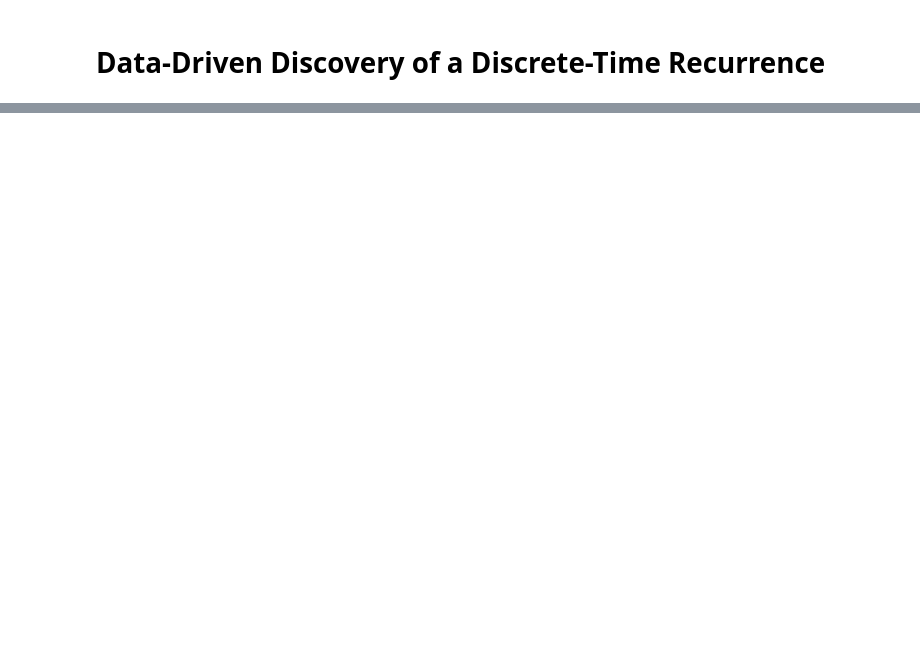
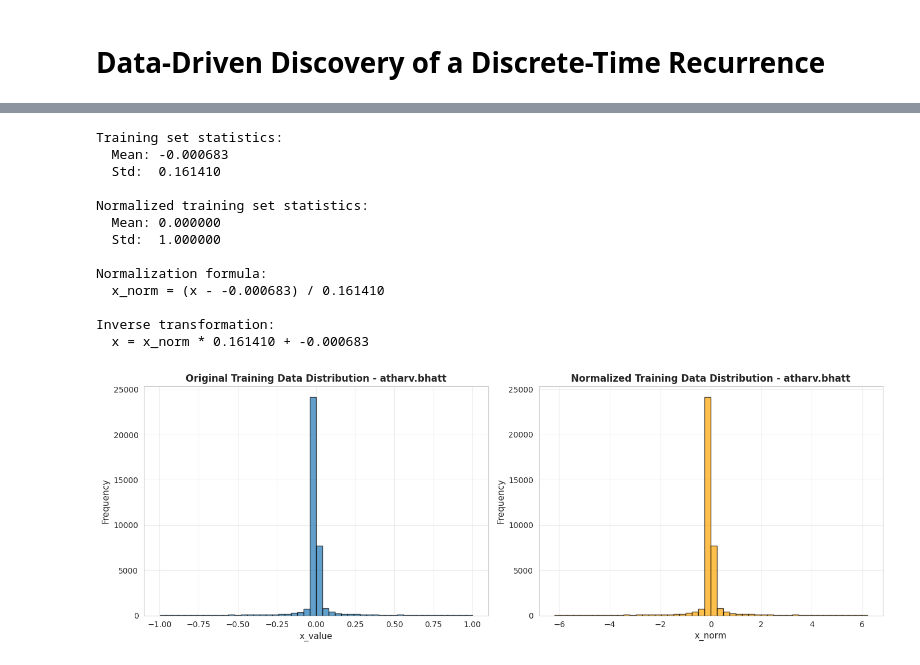
Before and after one commit to atharvv04/Practical-Statistical-AI-and-Deep-Learning, a Jupyter notebook: Code/2.ipynb, the cells around one changed output, grey strips where cells are left out. Drawn from its saved outputs; the diff is of its cells as text; code cells hidden in the pictures; blank space fills up the shorter version.

```diff
--- a/Code/2.ipynb
+++ b/Code/2.ipynb
@@ -625,0 +200,66 @@ results_df.sort_values("val_mse").head(10)
+# %%
+# Cell 5: Normalization
+# Compute statistics from training set only
+train_mean = np.mean(train_data)
+train_std = np.std(train_data)
+
+print(f"Training set statistics:")
+print(f"  Mean: {train_mean:.6f}")
+print(f"  Std:  {train_std:.6f}")
+
+# Normalization function
+def normalize(data, mean, std):
+    """Apply z-score normalization"""
+    return (data - mean) / std
+
+# Inverse normalization function
+def denormalize(data_norm, mean, std):
+    """Inverse z-score normalization"""
+    return data_norm * std + mean
+
+# Apply normalization
+train_data_norm = normalize(train_data, train_mean, train_std)
+val_data_norm = normalize(val_data, train_mean, train_std)
+test_data_norm = normalize(test_data, train_mean, train_std)
+
+print(f"\nNormalized training set statistics:")
+print(f"  Mean: {np.mean(train_data_norm):.6f}")
+print(f"  Std:  {np.std(train_data_norm):.6f}")
+
+print(f"\nNormalization formula:")
+print(f"  x_norm = (x - {train_mean:.6f}) / {train_std:.6f}")
+print(f"\nInverse transformation:")
+print(f"  x = x_norm * {train_std:.6f} + {train_mean:.6f}")
+
+# Visualize normalization effect
+fig, axes = plt.subplots(1, 2, figsize=(14, 5))
+
+axes[0].hist(train_data, bins=50, alpha=0.7, edgecolor='black')
+axes[0].set_title(f'Original Training Data Distribution - {USERNAME}', fontsize=12, fontweight='bold')
+axes[0].set_xlabel('x_value', fontsize=11)
+axes[0].set_ylabel('Frequency', fontsize=11)
+axes[0].grid(True, alpha=0.3)
+
+axes[1].hist(train_data_norm, bins=50, alpha=0.7, edgecolor='black', color='orange')
+axes[1].set_title(f'Normalized Training Data Distribution - {USERNAME}', fontsize=12, fontweight='bold')
+axes[1].set_xlabel('x_norm', fontsize=11)
+axes[1].set_ylabel('Frequency', fontsize=11)
+axes[1].grid(True, alpha=0.3)
+
+plt.tight_layout()
+plt.show()
+# %% [output]
+Training set statistics:
+  Mean: -0.000683
+  Std:  0.161410
+
+Normalized training set statistics:
+  Mean: 0.000000
+  Std:  1.000000
+
+Normalization formula:
+  x_norm = (x - -0.000683) / 0.161410
+
+Inverse transformation:
+  x = x_norm * 0.161410 + -0.000683
+[figure, added]
```
Also changed, not shown: parts of 56 cells of this notebook, 5 other files.
